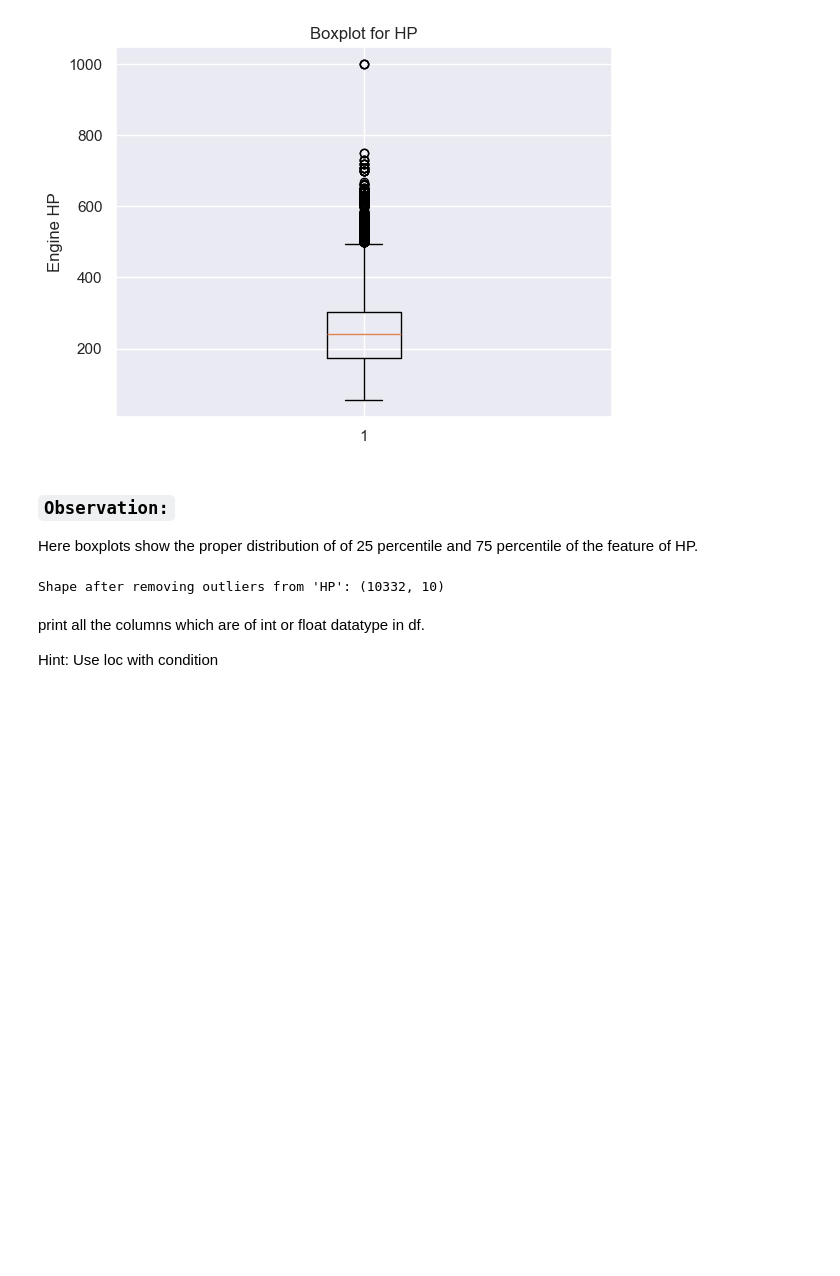
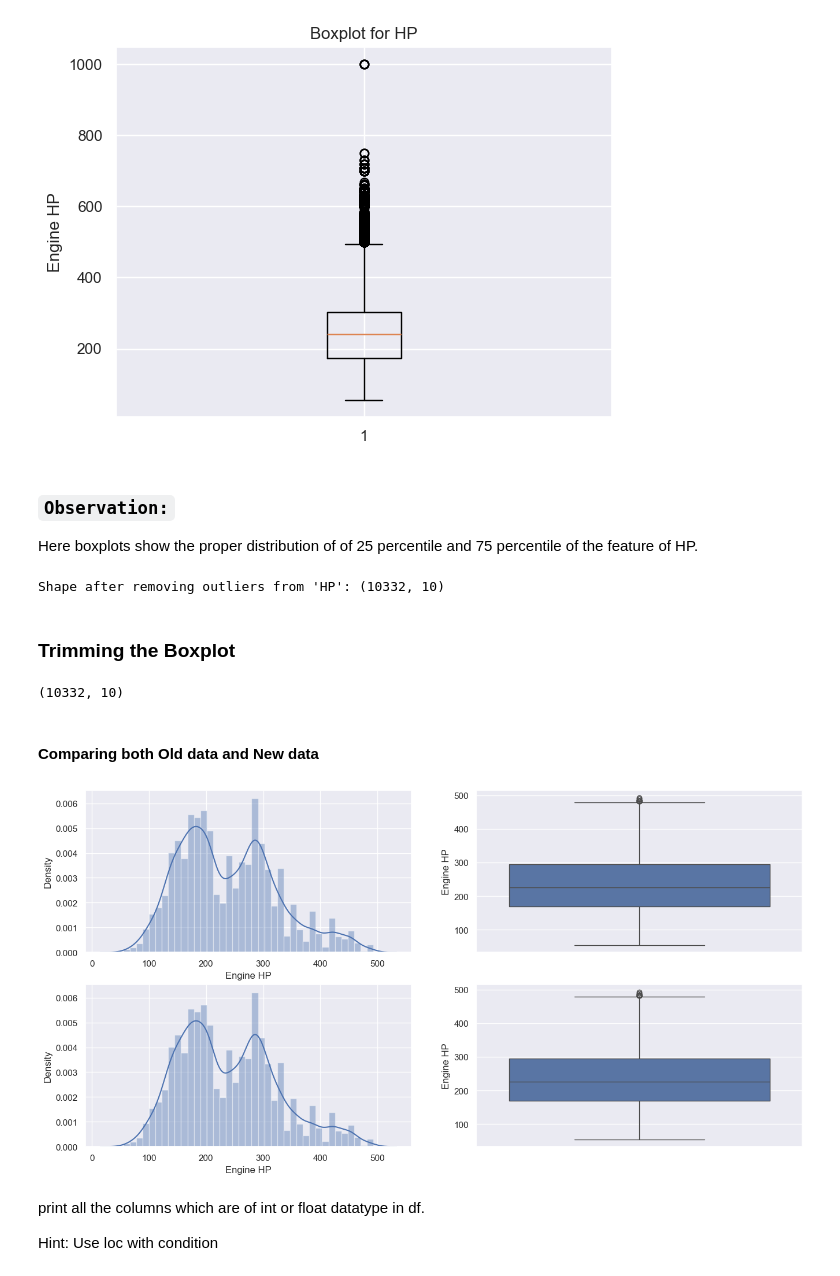
Before and after one commit to Jatinvish01/Projects, a Jupyter notebook: Cars data EDA/EDA_Assignment_Day_14.ipynb, the cells around one changed output. Drawn from its saved outputs; the diff is of its cells as text; code cells hidden in the pictures; blank space fills up the shorter version.

```diff
--- a/Cars data EDA/EDA_Assignment_Day_14.ipynb
+++ b/Cars data EDA/EDA_Assignment_Day_14.ipynb
@@ -323,6 +323,32 @@ df = df[(df['Engine HP'] >= lower_limit) & (df['Engine HP'] <= upper_limit)]
 print("Shape after removing outliers from 'HP':", df.shape)
 # %% [output]
 Shape after removing outliers from 'HP': (10332, 10)
+# %% [markdown]
+### Trimming the Boxplot
+# %%
+new_df = df[df[['Engine HP']]< upper_limit]
+new_df.shape
+# %% [output]
+(10332, 10)
+# %% [markdown]
+#### Comparing both Old data and New data
+# %%
+plt.figure(figsize=(16, 8))
+plt.subplot(2,2,1)
+sns.distplot(df['Engine HP'])
+
+plt.subplot(2,2,2)
+sns.boxplot(df['Engine HP'])
+
+plt.subplot(2,2,3)
+sns.distplot(new_df['Engine HP'])
+
+plt.subplot(2,2,4)
+sns.boxplot(new_df['Engine HP'])
+
+plt.show()
+# %% [output]
+[figure, added]
 # %% [markdown]
 print all the columns which are of int or float datatype in df.
 
```
Also changed, not shown: parts of 5 cells of this notebook.
